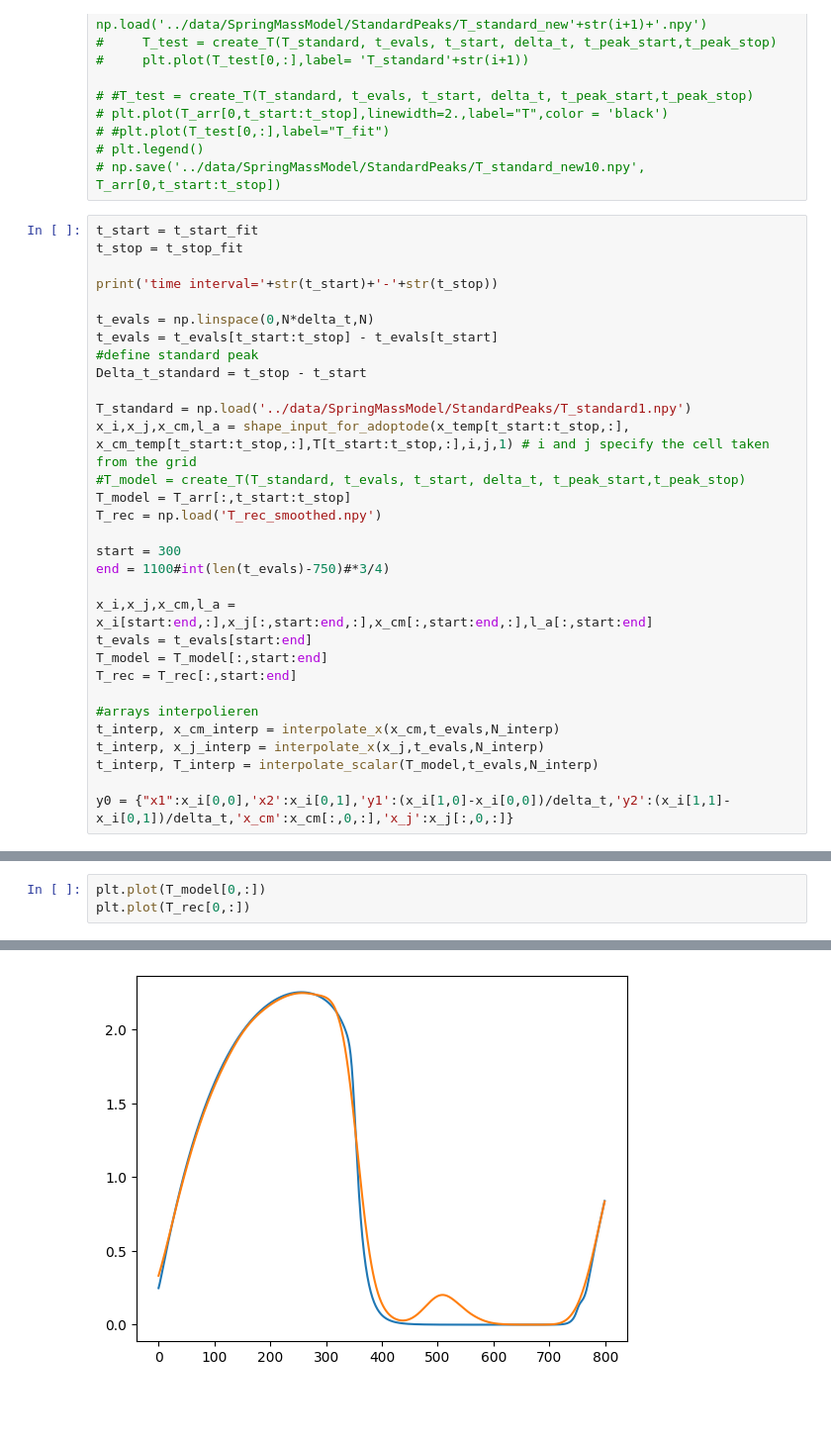
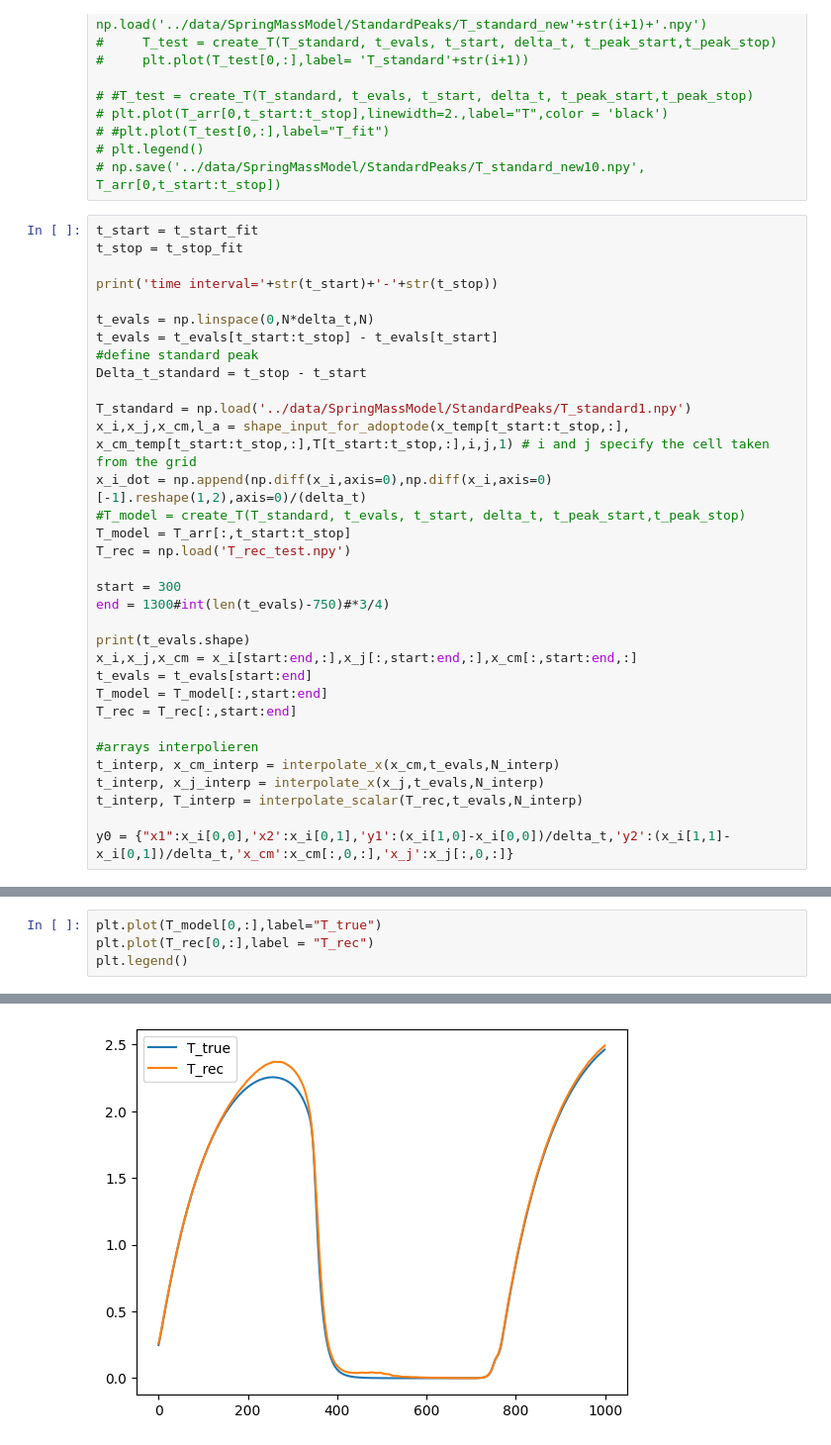
Before and after one commit to LukasBremer/SMM_AdODE_2D, a Jupyter notebook: adode_cluster/SpringMassModel/SinglePeakModel.ipynb, the cells around one changed output, grey strips where cells are left out. Shown at 99% size. Saved outputs shown, nothing was run; the diff lists cells and outputs as text; blank space fills up the shorter version.

```diff
--- a/adode_cluster/SpringMassModel/SinglePeakModel.ipynb
+++ b/adode_cluster/SpringMassModel/SinglePeakModel.ipynb
@@ -242,14 +247,16 @@ Delta_t_standard = t_stop - t_start
 
 T_standard = np.load('../data/SpringMassModel/StandardPeaks/T_standard1.npy')
 x_i,x_j,x_cm,l_a = shape_input_for_adoptode(x_temp[t_start:t_stop,:], x_cm_temp[t_start:t_stop,:],T[t_start:t_stop,:],i,j,1) # i and j specify the cell taken from the grid
+x_i_dot = np.append(np.diff(x_i,axis=0),np.diff(x_i,axis=0)[-1].reshape(1,2),axis=0)/(delta_t)
 #T_model = create_T(T_standard, t_evals, t_start, delta_t, t_peak_start,t_peak_stop)
 T_model = T_arr[:,t_start:t_stop]
-T_rec = np.load('T_rec_smoothed.npy')
+T_rec = np.load('T_rec_test.npy')
 
 start = 300
-end = 1100#int(len(t_evals)-750)#*3/4)
+end = 1300#int(len(t_evals)-750)#*3/4)
 
-x_i,x_j,x_cm,l_a = x_i[start:end,:],x_j[:,start:end,:],x_cm[:,start:end,:],l_a[:,start:end]
+print(t_evals.shape)
+x_i,x_j,x_cm = x_i[start:end,:],x_j[:,start:end,:],x_cm[:,start:end,:]
 t_evals = t_evals[start:end]
 T_model = T_model[:,start:end]
 T_rec = T_rec[:,start:end]
@@ -257,7 +264,7 @@ T_rec = T_rec[:,start:end]
 #arrays interpolieren
 t_interp, x_cm_interp = interpolate_x(x_cm,t_evals,N_interp)
 t_interp, x_j_interp = interpolate_x(x_j,t_evals,N_interp)
-t_interp, T_interp = interpolate_scalar(T_model,t_evals,N_interp)
+t_interp, T_interp = interpolate_scalar(T_rec,t_evals,N_interp)
 
 y0 = {"x1":x_i[0,0],'x2':x_i[0,1],'y1':(x_i[1,0]-x_i[0,0])/delta_t,'y2':(x_i[1,1]-x_i[0,1])/delta_t,'x_cm':x_cm[:,0,:],'x_j':x_j[:,0,:]}
 # %% [output]
@@ -266,4 +273,5 @@ time interval=12515-14691
 # %%
-plt.plot(T_model[0,:])
-plt.plot(T_rec[0,:])
+plt.plot(T_model[0,:],label="T_true")
+plt.plot(T_rec[0,:],label = "T_rec")
+plt.legend()
 # %% [output]
@@ -271,4 +279,4 @@ plt.plot(T_rec[0,:])
-[figure, old version]
+[figure, new version]
 # %%
 rel_err = 1
 kwargs_sys = {
```
Also changed, not shown: parts of 12 cells of this notebook, 2 other files.
